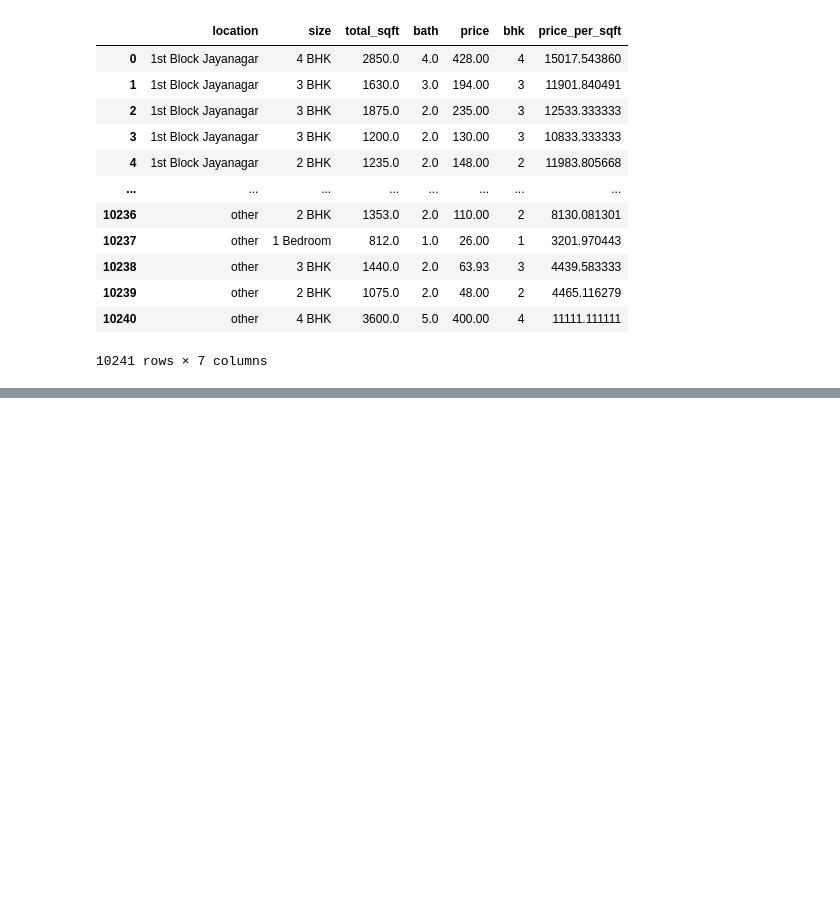
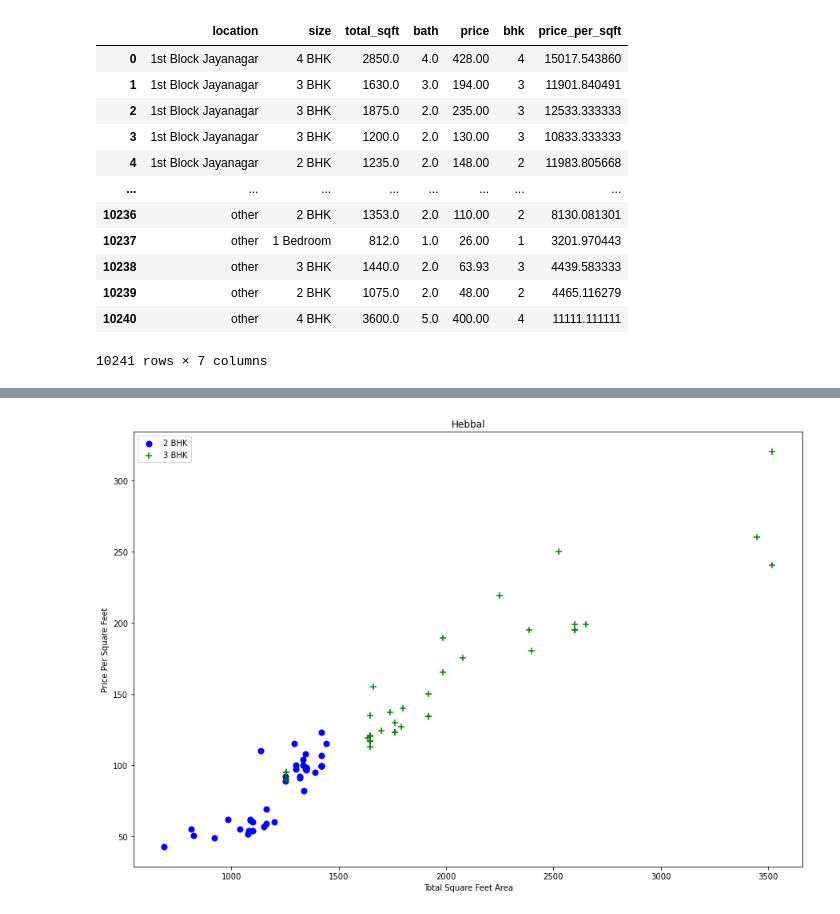
Before and after one commit to irfanrasheedkc/real_estate_price_prediction, a Jupyter notebook: price_prediction.ipynb, the cells around one changed output, grey strips where cells are left out. Cells and saved outputs as stored; diff of their text form; code cells hidden in the pictures; blank space fills up the shorter version.

```diff
--- a/price_prediction.ipynb
+++ b/price_prediction.ipynb
@@ -278,0 +314,4 @@ df7
+# %%
+plot_scatter_chart(df8 , "Hebbal")
+# %% [output]
+[figure, added]
```
Also changed, not shown: parts of 9 cells of this notebook, 2 other files.
